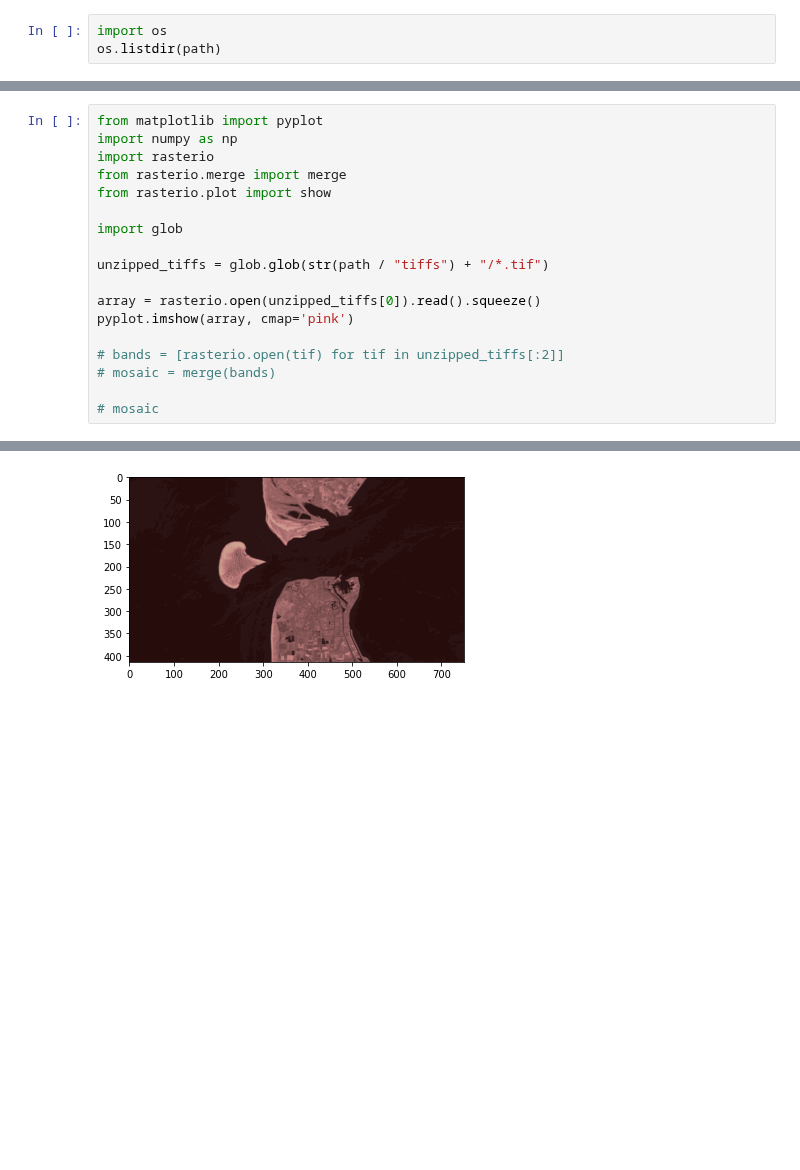
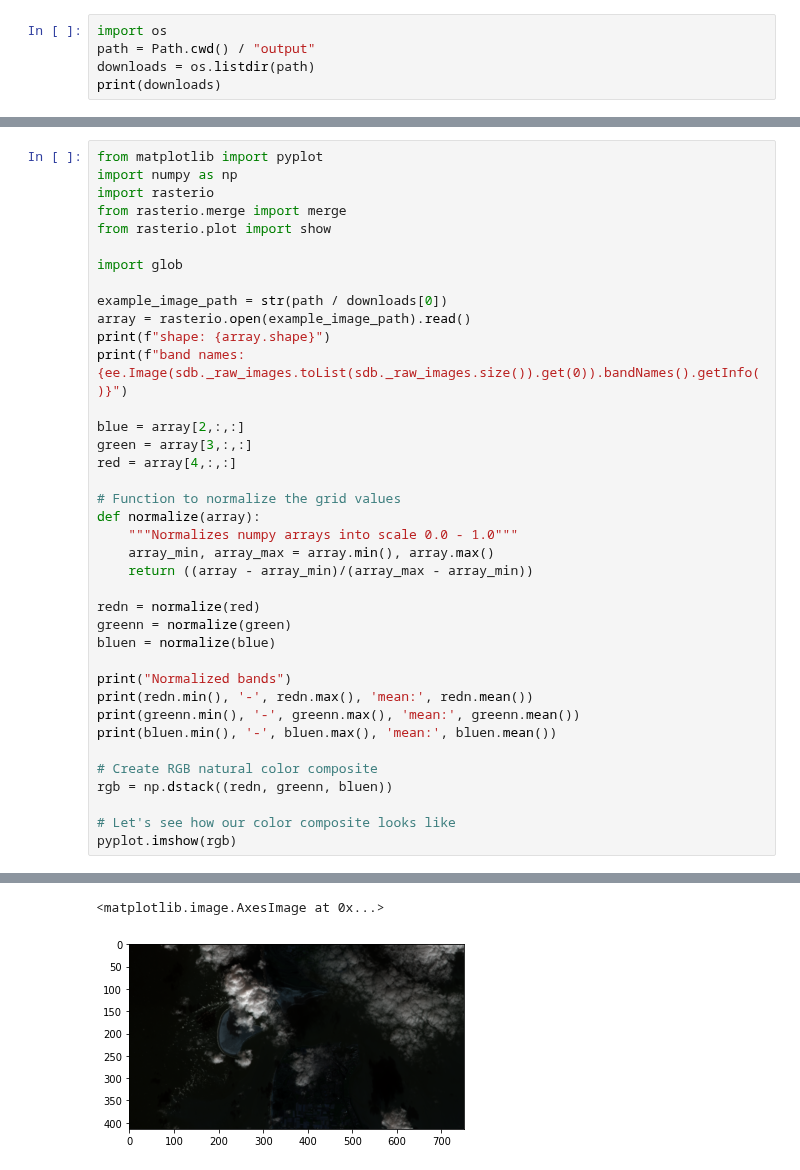
Before and after one commit to openearth/eo-bathymetry, a Jupyter notebook: notebooks/rws-bathymetry/Download_SDB_ImageCollection.ipynb, the cells around one changed output, grey strips where cells are left out. Drawn from its saved outputs; the diff is of its cells as text; blank space fills up the shorter version.

Commit message:
add download functionality

```diff
--- a/notebooks/rws-bathymetry/Download_SDB_ImageCollection.ipynb
+++ b/notebooks/rws-bathymetry/Download_SDB_ImageCollection.ipynb
@@ -83,4 +141,6 @@ KeyboardInterrupt:
 # %%
 import os
-os.listdir(path)
+path = Path.cwd() / "output"
+downloads = os.listdir(path)
+print(downloads)
 # %% [output]
@@ -145,13 +175,33 @@ from rasterio.plot import show
 
 import glob
 
-unzipped_tiffs = glob.glob(str(path / "tiffs") + "/*.tif")
+example_image_path = str(path / downloads[0])
+array = rasterio.open(example_image_path).read()
+print(f"shape: {array.shape}")
+print(f"band names: {ee.Image(sdb._raw_images.toList(sdb._raw_images.size()).get(0)).bandNames().getInfo()}")
 
-array = rasterio.open(unzipped_tiffs[0]).read().squeeze()
-pyplot.imshow(array, cmap='pink')
+blue = array[2,:,:]
+green = array[3,:,:]
+red = array[4,:,:]
 
-# bands = [rasterio.open(tif) for tif in unzipped_tiffs[:2]]
-# mosaic = merge(bands)
+# Function to normalize the grid values
+def normalize(array):
+    """Normalizes numpy arrays into scale 0.0 - 1.0"""
+    array_min, array_max = array.min(), array.max()
+    return ((array - array_min)/(array_max - array_min))
 
-# mosaic
+redn = normalize(red)
+greenn = normalize(green)
+bluen = normalize(blue)
+
+print("Normalized bands")
+print(redn.min(), '-', redn.max(), 'mean:', redn.mean())
+print(greenn.min(), '-', greenn.max(), 'mean:', greenn.mean())
+print(bluen.min(), '-', bluen.max(), 'mean:', bluen.mean())
+
+# Create RGB natural color composite
+rgb = np.dstack((redn, greenn, bluen))
+
+# Let's see how our color composite looks like
+pyplot.imshow(rgb)
 # %% [output]
@@ -159 +216,2 @@ pyplot.imshow(array, cmap='pink')
+<matplotlib.image.AxesImage at 0x...>
-[figure, old version]
+[figure, new version]
```
Also changed, not shown: parts of 17 cells of this notebook, 2 other files.
